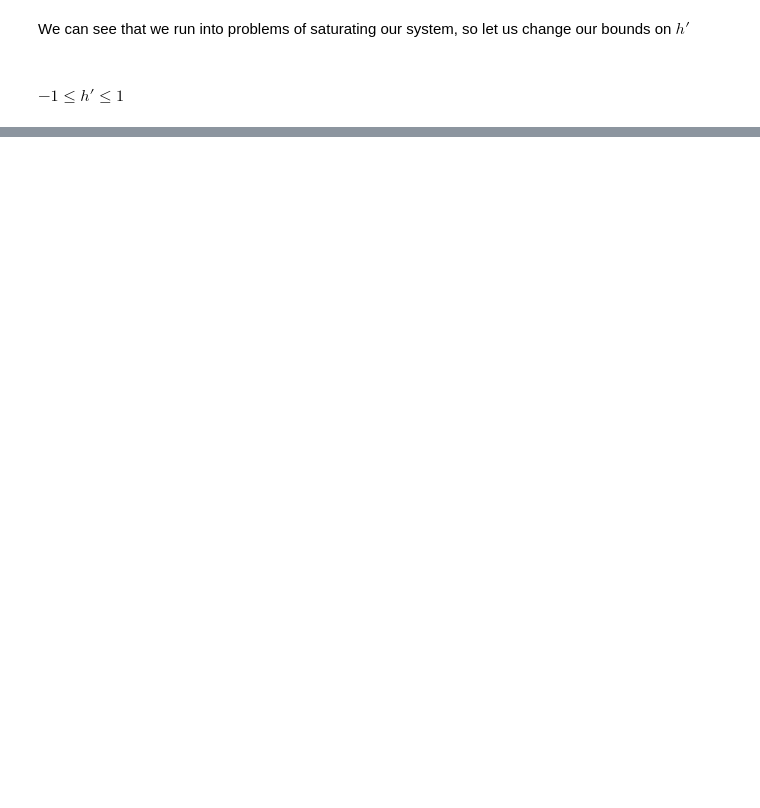
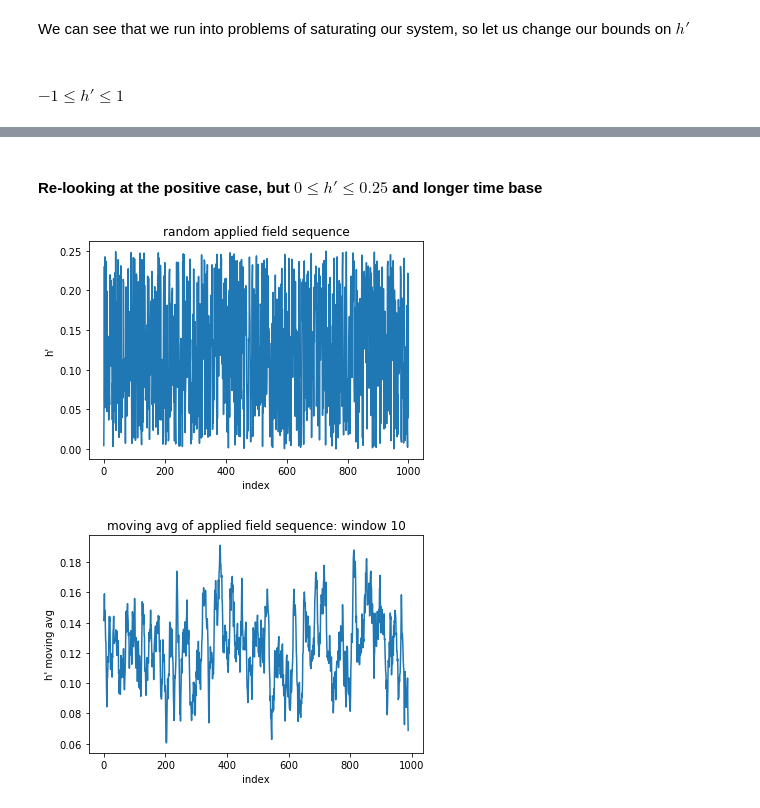
Before and after one commit to spintronic-computing-group/spnc, a Jupyter notebook: notebooks/SPNC_dev_and_testing/SPNC_dev_and_testing.ipynb, the cells around one changed output, grey strips where cells are left out. Saved outputs shown, nothing was run; the diff lists cells and outputs as text; code cells hidden in the pictures; blank space fills up the shorter version.

Commit message:
Add testing for positive field but bound < 0.25

```diff
--- a/notebooks/SPNC_dev_and_testing/SPNC_dev_and_testing.ipynb
+++ b/notebooks/SPNC_dev_and_testing/SPNC_dev_and_testing.ipynb
@@ -255,0 +256,27 @@ plt.show()
+# %% [markdown]
+#### Re-looking at the positive case, but $0 \le h' \le 0.25$ and longer time base
+# %%
+h_primes = np.random.rand(1000)/4
+
+plt.plot(h_primes)
+plt.xlabel('index')
+plt.ylabel("h'")
+plt.title("random applied field sequence")
+plt.show()
+
+i = 0
+h_avgs = []
+while i < len(h_primes) - 11:
+    this_window = h_primes[i:i+10]
+    window_avg = sum(this_window)/10
+    h_avgs.append(window_avg)
+    i+=1
+
+plt.plot(h_avgs)
+plt.xlabel('index')
+plt.ylabel("h' moving avg")
+plt.title("moving avg of applied field sequence: window 10")
+plt.show()
+# %% [output]
+[figure, added]
+[figure, added]
```
Also changed, not shown: parts of 14 cells of this notebook, 1 other file.
